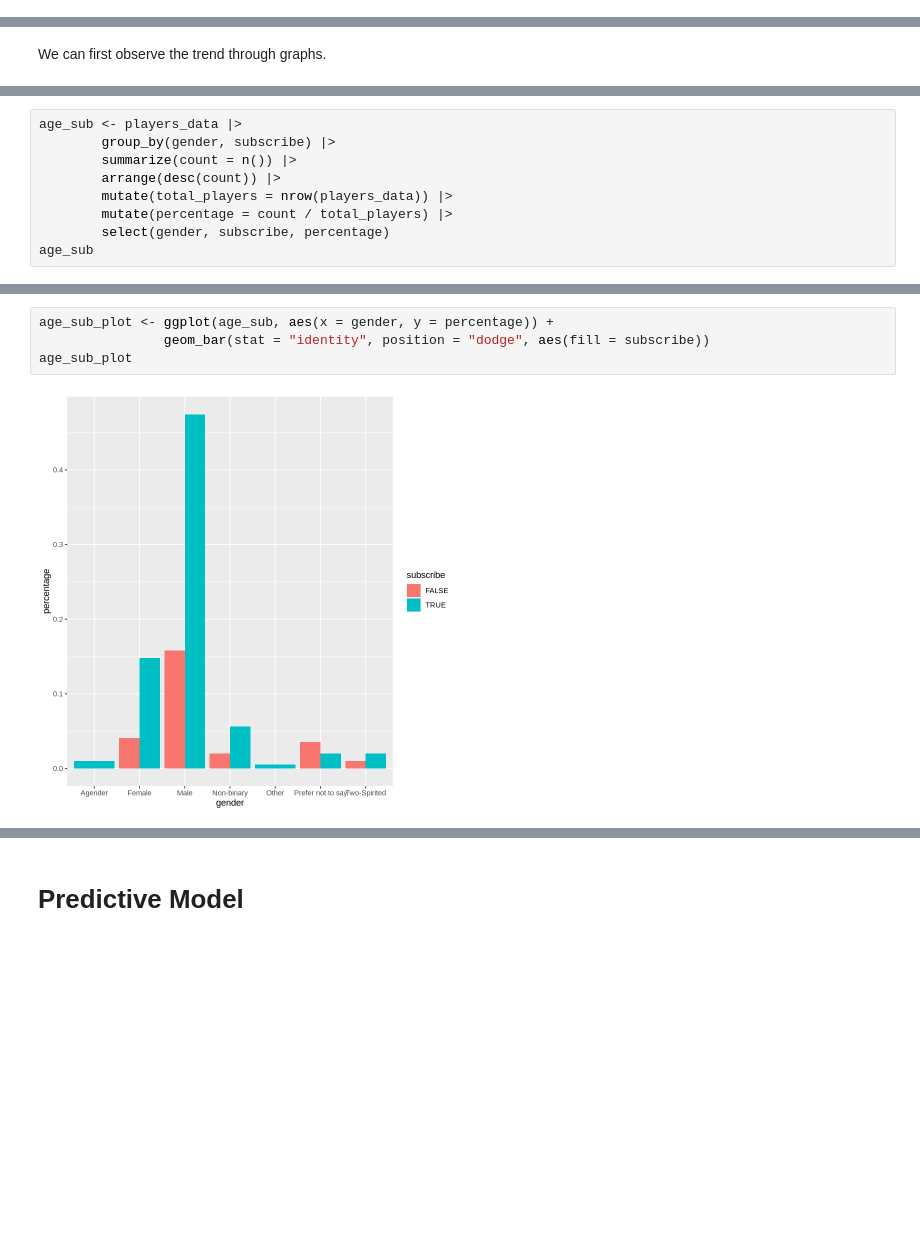
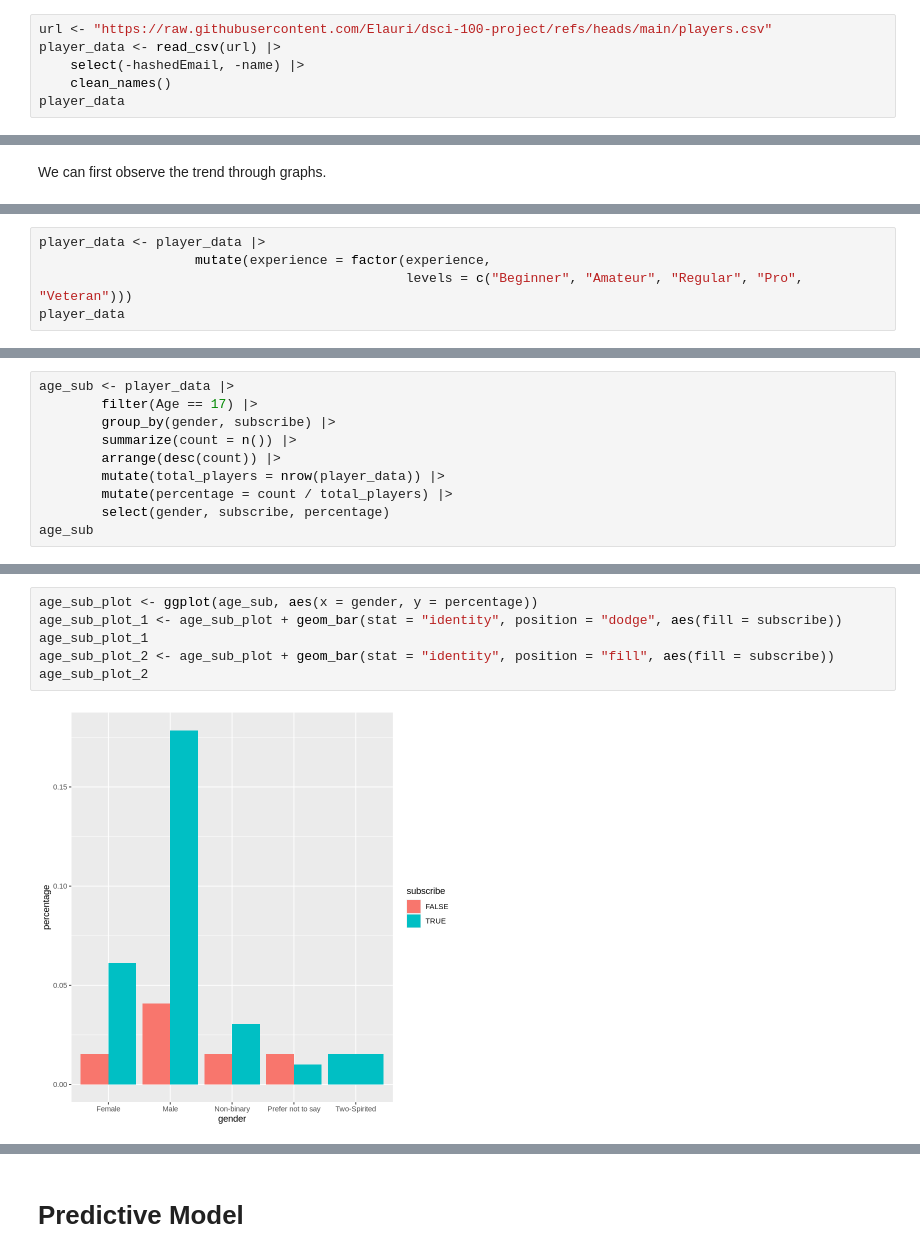
Before and after one commit to Elauri/dsci-100-project, a Jupyter notebook: project.ipynb, the cells around one changed output, grey strips where cells are left out. Drawn from its saved outputs; the diff is of its cells as text; blank space fills up the shorter version.

```diff
--- a/project.ipynb
+++ b/project.ipynb
@@ -55,0 +53,6 @@ A spec_tbl_df: 1535 × 5
+# %%
+url <- "https://raw.githubusercontent.com/Elauri/dsci-100-project/refs/heads/main/players.csv"
+player_data <- read_csv(url) |>
+    select(-hashedEmail, -name) |>
+    clean_names()
+player_data
@@ -70,0 +83,5 @@ Warning message:
+# %%
+player_data <- player_data |>
+                    mutate(experience = factor(experience,
+                                               levels = c("Beginner", "Amateur", "Regular", "Pro", "Veteran")))
+player_data
@@ -128,9 +179,10 @@ A tibble: 2 × 2
 # %%
-age_sub <- players_data |>
+age_sub <- player_data |>
+        filter(Age == 17) |>
         group_by(gender, subscribe) |>
         summarize(count = n()) |>
         arrange(desc(count)) |>
-        mutate(total_players = nrow(players_data)) |>
+        mutate(total_players = nrow(player_data)) |>
         mutate(percentage = count / total_players) |>
         select(gender, subscribe, percentage)
 age_sub
@@ -150,6 +202,8 @@ A grouped_df: 12 × 3
 # %%
-age_sub_plot <- ggplot(age_sub, aes(x = gender, y = percentage)) +
-                geom_bar(stat = "identity", position = "dodge", aes(fill = subscribe))
-age_sub_plot
+age_sub_plot <- ggplot(age_sub, aes(x = gender, y = percentage))
+age_sub_plot_1 <- age_sub_plot + geom_bar(stat = "identity", position = "dodge", aes(fill = subscribe))
+age_sub_plot_1
+age_sub_plot_2 <- age_sub_plot + geom_bar(stat = "identity", position = "fill", aes(fill = subscribe))
+age_sub_plot_2
 # %% [output]
-[figure, old version]
+[figure, new version]
```
Also changed, not shown: parts of 30 cells of this notebook.
